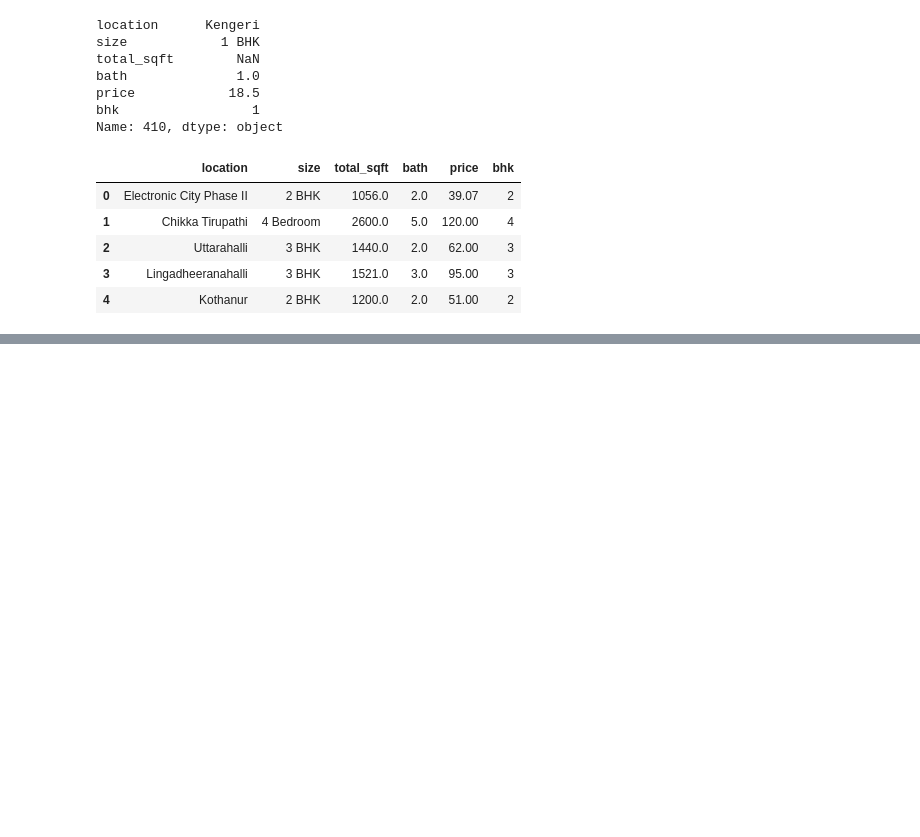
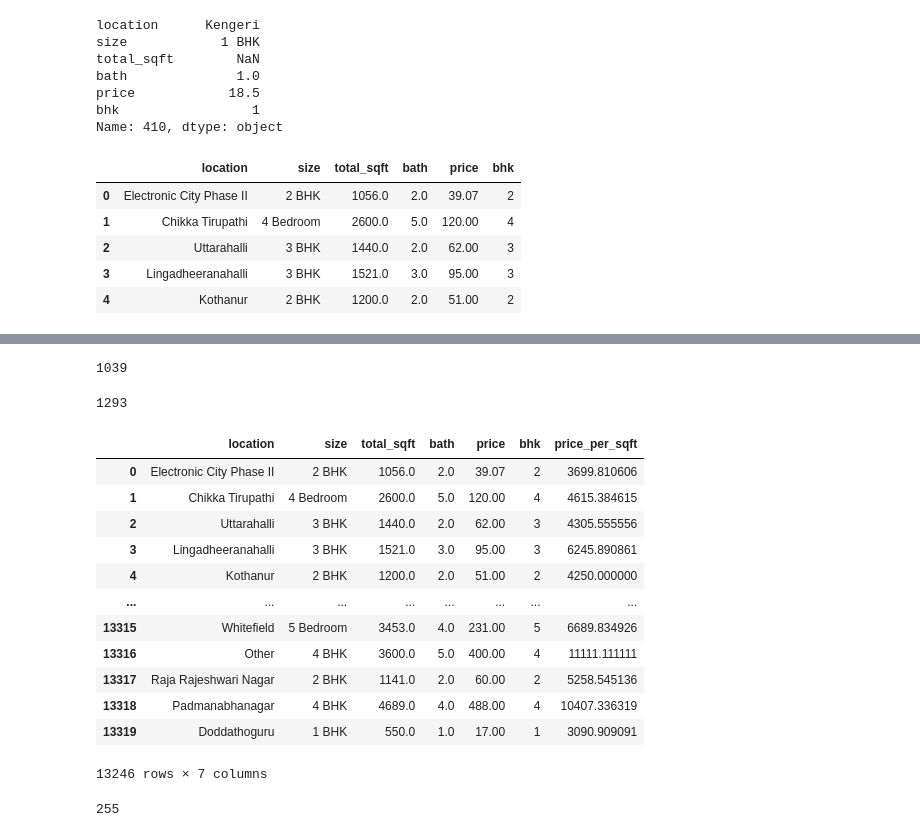
Before and after one commit to anantsinha/housing_price_prediction, a Jupyter notebook: housing_price_prediction.ipynb, the cells around one changed output, grey strips where cells are left out. Saved outputs shown, nothing was run; the diff lists cells and outputs as text; code cells hidden in the pictures; blank space fills up the shorter version.

Commit message:
Add exploration of location column, feature engineering

```diff
--- a/housing_price_prediction.ipynb
+++ b/housing_price_prediction.ipynb
@@ -193,0 +209,2 @@ housing_prices.head()
+# %%
+housing_prices['price_per_sqft'] = housing_prices['price']*100000 / housing_prices['total_sqft']
@@ -193,0 +220,2 @@ housing_prices.head()
+# %%
+location_stats = housing_prices.groupby('location')['location'].agg('count').sort_values(ascending=False)
@@ -193,0 +238,35 @@ housing_prices.head()
+# %%
+# dimensionality reduction
+# find num of locations with less than 10 data points
+len(location_stats[location_stats < 10])
+# %% [output]
+1039
+# %%
+# club all locations with < 10 datapoints into a single location 'other'
+other_locations = location_stats[location_stats < 10]
+# %%
+len(housing_prices['location'].unique())
+# %% [output]
+1293
+# %%
+housing_prices['location'] = housing_prices['location'].apply(lambda x: 'Other' if x in other_locations else x)
+# %%
+housing_prices
+# %% [output]
+|  | location | size | total_sqft | bath | price | bhk | price_per_sqft |
+| 0 | Electronic City Phase II | 2 BHK | 1056.0 | 2.0 | 39.07 | 2 | 3699.810606 |
+| 1 | Chikka Tirupathi | 4 Bedroom | 2600.0 | 5.0 | 120.00 | 4 | 4615.384615 |
+| 2 | Uttarahalli | 3 BHK | 1440.0 | 2.0 | 62.00 | 3 | 4305.555556 |
+| 3 | Lingadheeranahalli | 3 BHK | 1521.0 | 3.0 | 95.00 | 3 | 6245.890861 |
+| 4 | Kothanur | 2 BHK | 1200.0 | 2.0 | 51.00 | 2 | 4250.000000 |
+| ... | ... | ... | ... | ... | ... | ... | ... |
+| 13315 | Whitefield | 5 Bedroom | 3453.0 | 4.0 | 231.00 | 5 | 6689.834926 |
+| 13316 | Other | 4 BHK | 3600.0 | 5.0 | 400.00 | 4 | 11111.111111 |
+| 13317 | Raja Rajeshwari Nagar | 2 BHK | 1141.0 | 2.0 | 60.00 | 2 | 5258.545136 |
+| 13318 | Padmanabhanagar | 4 BHK | 4689.0 | 4.0 | 488.00 | 4 | 10407.336319 |
+| 13319 | Doddathoguru | 1 BHK | 550.0 | 1.0 | 17.00 | 1 | 3090.909091 |
+13246 rows × 7 columns
+# %%
+len(housing_prices['location'].unique())
+# %% [output]
+255
```
Also changed, not shown: parts of 8 cells of this notebook.
